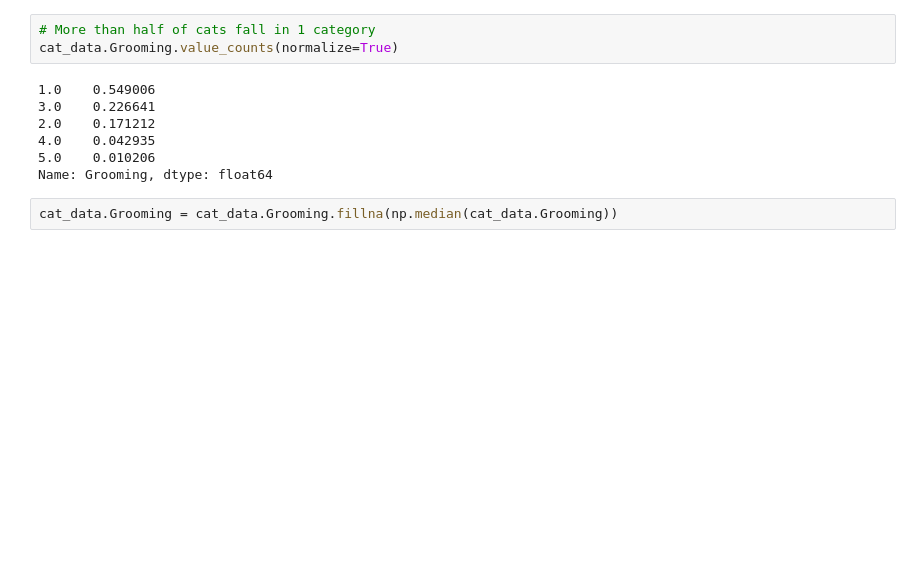
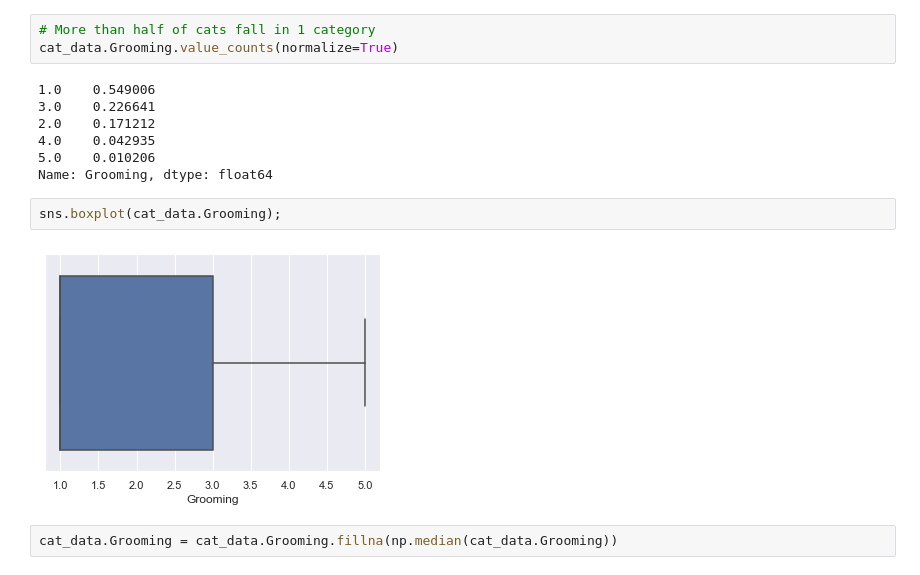
Before and after one commit to GwenToves/Cat-pstone, a Jupyter notebook: Wrangling.ipynb, the cells around one changed output. Saved outputs shown, nothing was run; the diff lists cells and outputs as text; blank space fills up the shorter version.

```diff
--- a/Wrangling.ipynb
+++ b/Wrangling.ipynb
@@ -118,6 +118,10 @@ cat_data.Grooming.value_counts(normalize=True)
 4.0    0.042935
 5.0    0.010206
 Name: Grooming, dtype: float64
+# %%
+sns.boxplot(cat_data.Grooming);
+# %% [output]
+[figure, added]
 # %%
 cat_data.Grooming = cat_data.Grooming.fillna(np.median(cat_data.Grooming))
 # %% [markdown]
```
Also changed, not shown: parts of 6 cells of this notebook, 1 other file.
